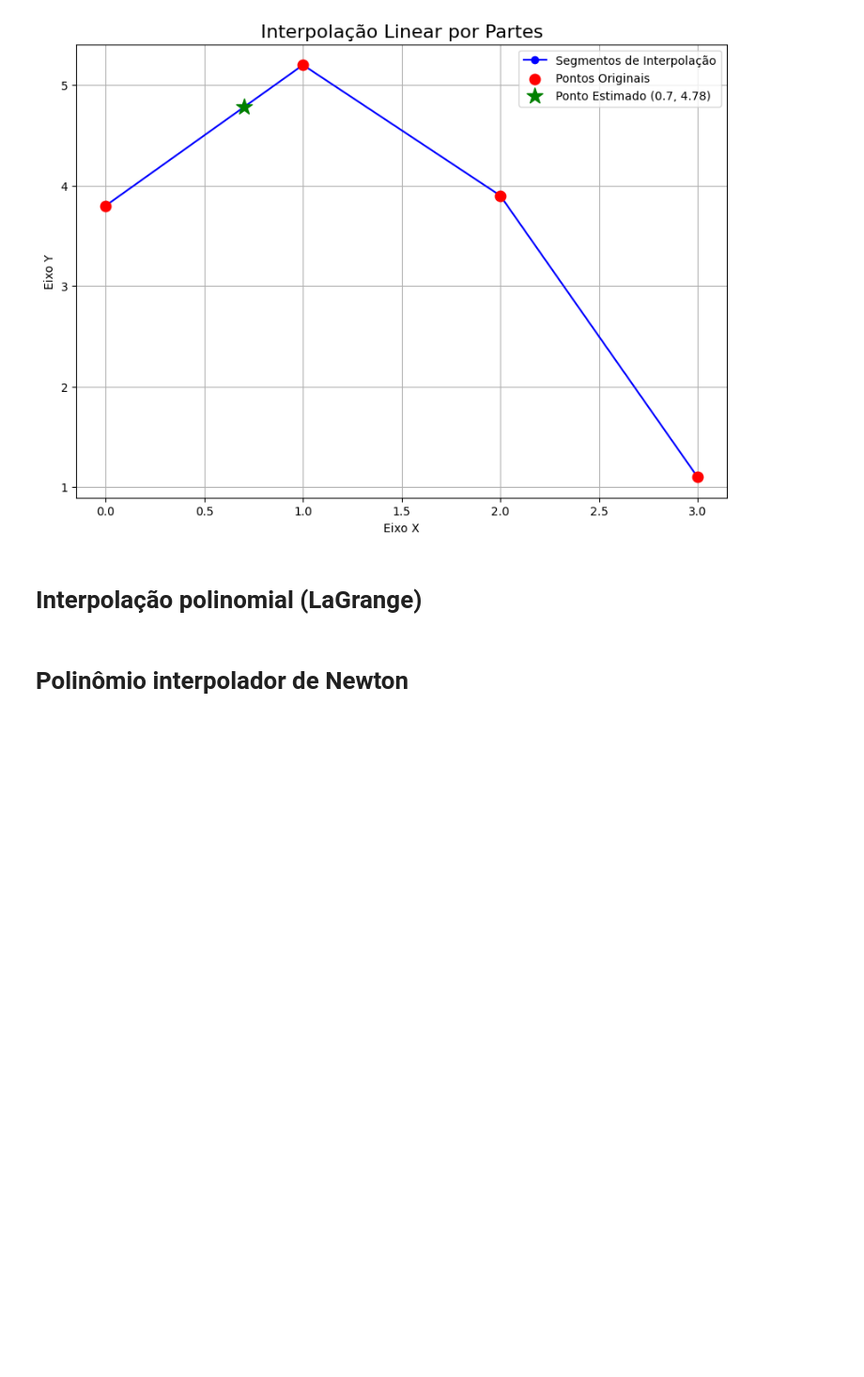
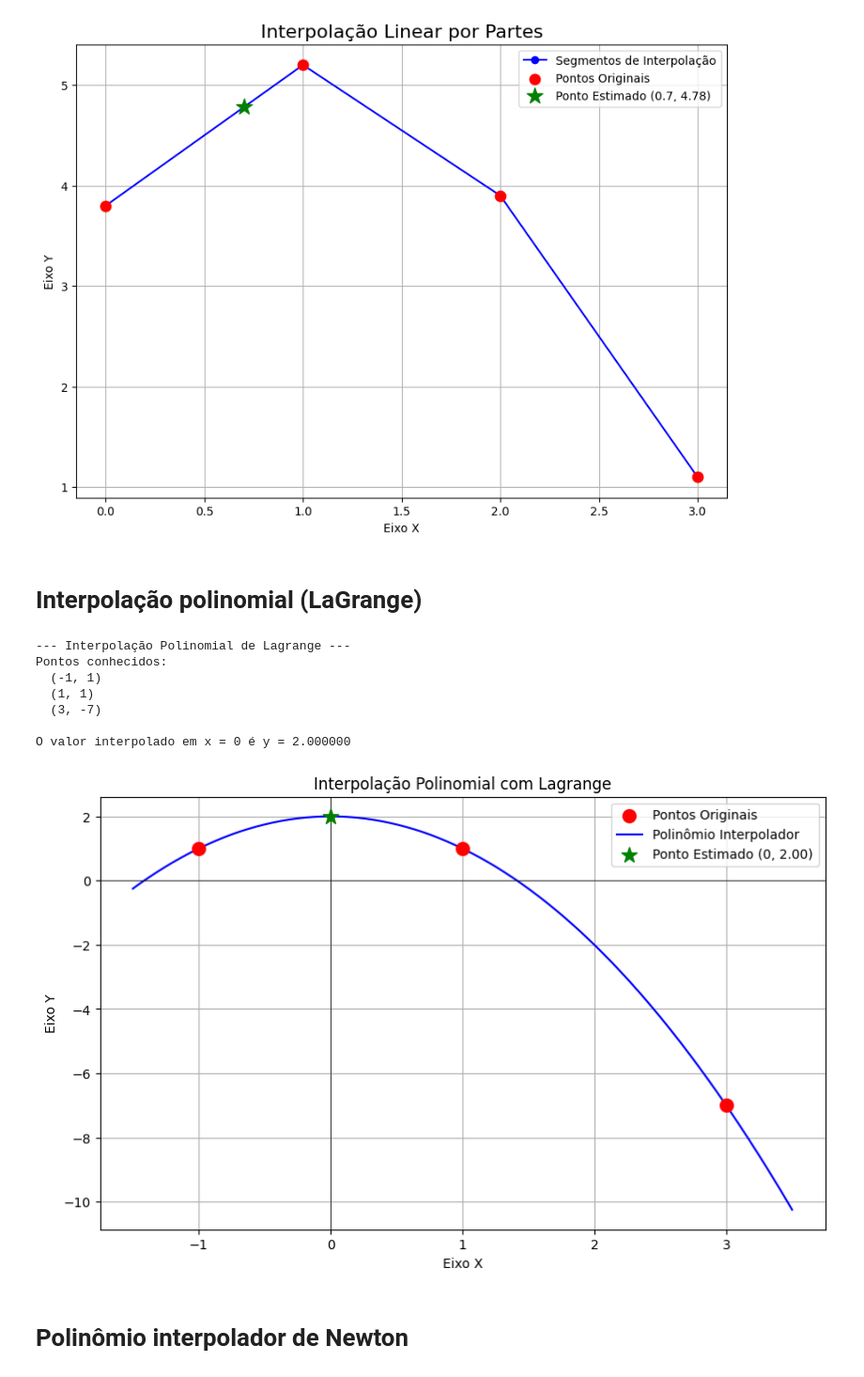
Before and after one commit to Neiscafe/cadeiras-uninter, a Jupyter notebook: codelabs/codelab-01.ipynb, the cells around one changed output. Shown: that part at 94% size. Cells and saved outputs as stored; diff of their text form; code cells hidden in the pictures; blank space fills up the shorter version.

```diff
--- a/codelabs/codelab-01.ipynb
+++ b/codelabs/codelab-01.ipynb
@@ -713,44 +713,53 @@ def lagrange_interpolation(x_data, y_data, x_val):
 # --- Execução Principal ---
 
 # 1. Valores de input fixos no código (4 pontos -> Polinômio de grau 3)
-x_points = np.array([0, 1, 3, 4])
-y_points = np.array([-1, 2, 0, 5])
+x_points = np.array([-1, 1, 3])
+y_points = np.array([1, 1, -7])
 
 # 2. Ponto onde queremos estimar o valor
-x_estimativa = 2.5
+x_estimativa = 0
 
 # 3. Chama a função para calcular a interpolação
 y_estimativa = lagrange_interpolation(x_points, y_points, x_estimativa)
 
 print("--- Interpolação Polinomial de Lagrange ---")
 print(f"Pontos conhecidos:")
 for i in range(len(x_points)):
     print(f"  ({x_points[i]}, {y_points[i]})")
 print(f"\nO valor interpolado em x = {x_estimativa} é y = {y_estimativa:.6f}")
 
 # 4. Visualização dos resultados
 plt.figure(figsize=(10, 6))
 
 # Plota os pontos originais
 plt.scatter(x_points, y_points, color='red', s=100, zorder=5, label='Pontos Originais')
 
 # Cria a curva do polinômio interpolador para visualização
 x_curve = np.linspace(min(x_points) - 0.5, max(x_points) + 0.5, 400)
 y_curve = [lagrange_interpolation(x_points, y_points, x) for x in x_curve]
 
 # Plota a curva e o ponto estimado
 plt.plot(x_curve, y_curve, color='blue', label='Polinômio Interpolador')
 plt.scatter(x_estimativa, y_estimativa, color='green', s=150, marker='*', zorder=5, label=f'Ponto Estimado ({x_estimativa}, {y_estimativa:.2f})')
 
 # Configurações do gráfico
 plt.title('Interpolação Polinomial com Lagrange')
 plt.xlabel('Eixo X')
 plt.ylabel('Eixo Y')
 plt.legend()
 plt.grid(True)
 plt.axhline(0, color='black',linewidth=0.5)
 plt.axvline(0, color='black',linewidth=0.5)
 plt.show()
+# %% [output]
+--- Interpolação Polinomial de Lagrange ---
+Pontos conhecidos:
+  (-1, 1)
+  (1, 1)
+  (3, -7)
+
+O valor interpolado em x = 0 é y = 2.000000
+[figure, added]
 # %% [markdown]
 # Polinômio interpolador de Newton
 # %%
```
Also changed, not shown: parts of 2 cells of this notebook.
